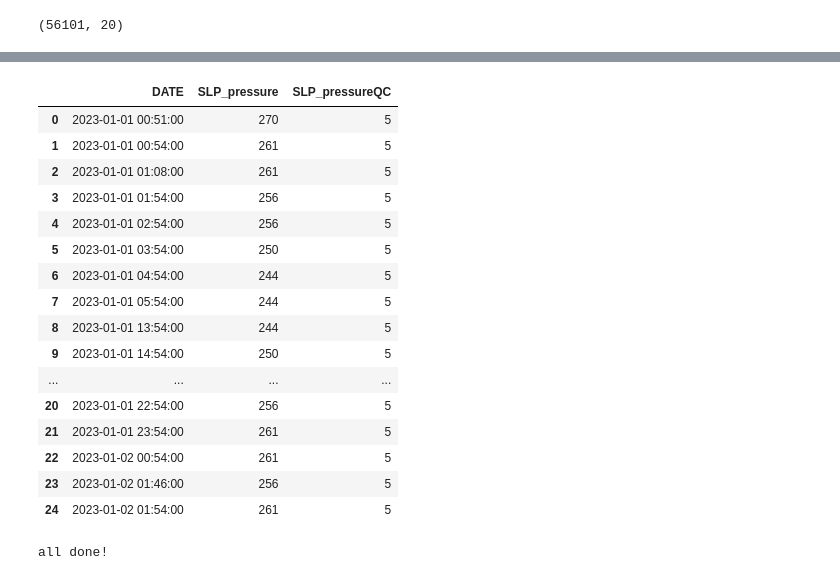
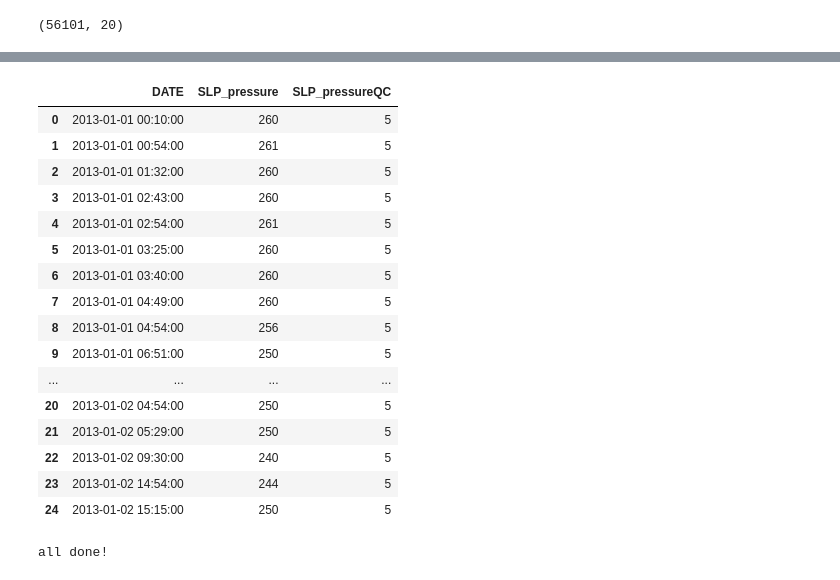
Before and after one commit to LLudivina/project-one, a Jupyter notebook: Climate_Data_Clean_Split.ipynb, the cells around one changed output, grey strips where cells are left out. Drawn from its saved outputs; the diff is of its cells as text; code cells hidden in the pictures.

```diff
--- a/Climate_Data_Clean_Split.ipynb
+++ b/Climate_Data_Clean_Split.ipynb
@@ -233,26 +229,26 @@ if os.path.exists('resources/DEW/dew_data.csv'):
 dew_point_df.to_csv('resources/DEW/dew_point.csv', index=False)
 # %%
 # Create sea level pressure DataFrame
-sea_level_pressure_df = all_data_df.filter(['DATE','SLP_pressure', 'SLP_pressureQC'])
+sea_level_pressure_df = entire_df.filter(['DATE','SLP_pressure', 'SLP_pressureQC'])
 sea_level_pressure_df.head(25)
 # %% [output]
 |  | DATE | SLP_pressure | SLP_pressureQC |
-| 0 | 2023-01-01 00:51:00 | 270 | 5 |
-| 1 | 2023-01-01 00:54:00 | 261 | 5 |
-| 2 | 2023-01-01 01:08:00 | 261 | 5 |
-| 3 | 2023-01-01 01:54:00 | 256 | 5 |
-| 4 | 2023-01-01 02:54:00 | 256 | 5 |
-| 5 | 2023-01-01 03:54:00 | 250 | 5 |
-| 6 | 2023-01-01 04:54:00 | 244 | 5 |
-| 7 | 2023-01-01 05:54:00 | 244 | 5 |
-| 8 | 2023-01-01 13:54:00 | 244 | 5 |
-| 9 | 2023-01-01 14:54:00 | 250 | 5 |
+| 0 | 2013-01-01 00:10:00 | 260 | 5 |
+| 1 | 2013-01-01 00:54:00 | 261 | 5 |
+| 2 | 2013-01-01 01:32:00 | 260 | 5 |
+| 3 | 2013-01-01 02:43:00 | 260 | 5 |
+| 4 | 2013-01-01 02:54:00 | 261 | 5 |
+| 5 | 2013-01-01 03:25:00 | 260 | 5 |
+| 6 | 2013-01-01 03:40:00 | 260 | 5 |
+| 7 | 2013-01-01 04:49:00 | 260 | 5 |
+| 8 | 2013-01-01 04:54:00 | 256 | 5 |
+| 9 | 2013-01-01 06:51:00 | 250 | 5 |
 | ... | ... | ... | ... |
-| 20 | 2023-01-01 22:54:00 | 256 | 5 |
-| 21 | 2023-01-01 23:54:00 | 261 | 5 |
-| 22 | 2023-01-02 00:54:00 | 261 | 5 |
-| 23 | 2023-01-02 01:46:00 | 256 | 5 |
-| 24 | 2023-01-02 01:54:00 | 261 | 5 |
+| 20 | 2013-01-02 04:54:00 | 250 | 5 |
+| 21 | 2013-01-02 05:29:00 | 250 | 5 |
+| 22 | 2013-01-02 09:30:00 | 240 | 5 |
+| 23 | 2013-01-02 14:54:00 | 244 | 5 |
+| 24 | 2013-01-02 15:15:00 | 250 | 5 |
 # %%
 # write out sea level data into csv file
 if os.path.exists('resources/SLP/sea_level_pressure.csv'):
```
Also changed, not shown: parts of 6 cells of this notebook.
